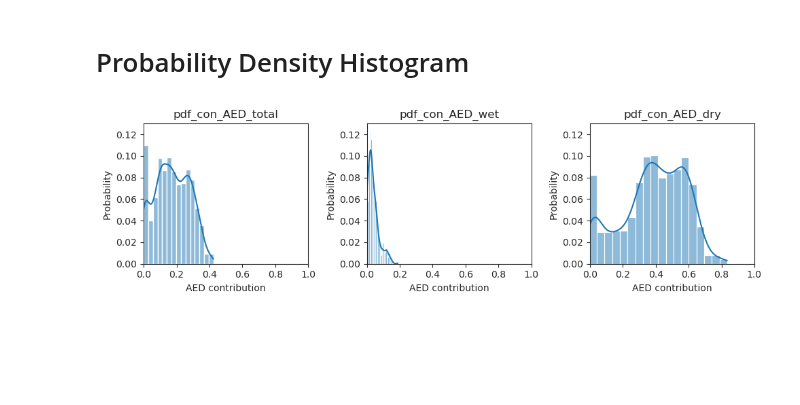
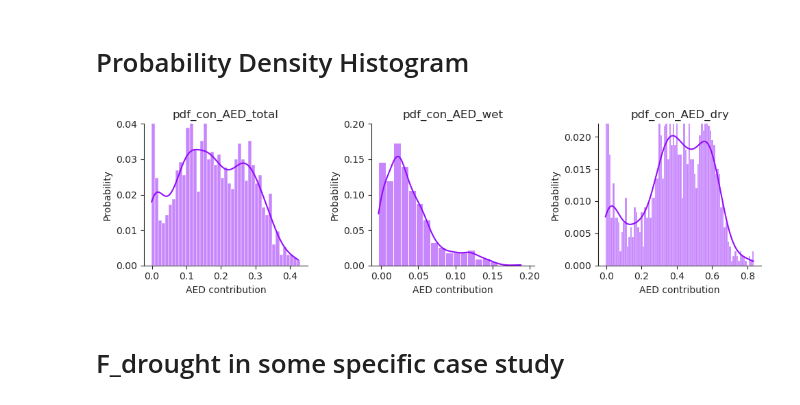
Before and after one commit to Gong001/flash_drought, a Jupyter notebook: SPEI_flash_drought_AED.ipynb, the cells around one changed output. Cells and saved outputs as stored; diff of their text form; code cells hidden in the pictures; blank space fills up the shorter version.

```diff
--- a/SPEI_flash_drought_AED.ipynb
+++ b/SPEI_flash_drought_AED.ipynb
@@ -363,7 +364,7 @@ for i, (qt, subplot, name) in enumerate(zip(varia1, ax.flat, namess)):
     subplot.set_title(name)
 
     cax = fig.add_axes([1., 0.25, 0.015, 0.5])
-    cbar = plt.colorbar(im, cax=cax)
+    cbar = plt.colorbar(im, cax=cax, extend='max')
     cbar.set_label('AED contribution')
     im.set_clim(vmin=0.0, vmax=0.8)
     cbar.set_ticks([0.0, 0.2, 0.4, 0.6, 0.8])
@@ -418,12 +419,17 @@ for i, ax in enumerate(axes.flat):
     ax.plot(x2, intercept2 + slope2 * x2, color='k', linestyle='--',lw= 1,alpha=0.8)
     ax.axvspan(21, 63, facecolor='lightgray', alpha=0.3)
     ax.yaxis.set_major_formatter(PercentFormatter(xmax=1,decimals=0))
+    ax.text(0.95, 0.1, f'{slope2*1000:.3f}%/10 y', ha='right', va='top', transform=ax.transAxes)
+    ax.xaxis.set_ticks_position('bottom')
+    ax.yaxis.set_ticks_position('left')
+    if p_value2 < 0.05:
+        ax.text(0.90, 0.95, f'p = {p_value2:.3f}', ha='right', va='top', transform=ax.transAxes)
     if i == 0:
-        ax.set_ylim(0, 0.5)
+        ax.set_ylim(0, 0.4)
 
 
     if i == 1:
-        ax.set_ylim(0, 0.15)
+        ax.set_ylim(0, 0.13)
 
 
     if i == 2:
@@ -444,6 +444,8 @@ np.nanmean(con_AED_total,axis=(1))
 # %%
-namess6 =['d_a','d_wet','d_dry'] # after 1980
+namess6 =['AEDc_annual','AEDc_wet','AEDc_dry'] # after 1980
 varia =[con_AED_total,con_AED_wet,con_AED_dry,]
 VVVV = [np.nanmean(con_AED_total,axis=(1)),
         np.nanmean(con_AED_wet,axis=(1)),
         np.nanmean(con_AED_dry,axis=(1))]
+clist5=['#035a96','#1079c3','#3d9fee','#ffffff','#ff6d6d','#f26ca7','#920efc']
+cmap5 = LinearSegmentedColormap.from_list('chaos',clist5)
@@ -523,29 +589,37 @@ varia2 = [pdf_con_AED_total,pdf_con_AED_wet,pdf_con_AED_dry]
 # %%
 import seaborn as sns
 import matplotlib.pyplot as plt
 
 varia2 = [pdf_con_AED_total, pdf_con_AED_wet, pdf_con_AED_dry]
 sns.set_style('white')
 
 fig, ax = plt.subplots(1, 3, figsize=(10, 3), dpi=100)
 
 for i in range(3):
     sns.histplot(varia2[i], kde=True,
                  stat='probability',
-                 ax=ax[i],)
+                 ax=ax[i],
+                 binwidth=0.01,
+                 color='#920efc')
     ax[i].set_xlabel('AED contribution')
-    ax[i].set_xlim(0, 1)
-    ax[i].set_ylim(0, 0.13)
+
     ax[i].set_ylabel('Probability')
     ax[i].xaxis.set_ticks_position('bottom')
     ax[i].yaxis.set_ticks_position('left')
     ax[i].tick_params(direction='out')
+    ax[i].spines['top'].set_visible(False)
+    ax[i].spines['right'].set_visible(False)
 
+ax[0].set_ylim(0, 0.04)
+ax[1].set_ylim(0, 0.20)
+ax[2].set_ylim(0, 0.022)
 ax[0].set_title('pdf_con_AED_total')
 ax[1].set_title('pdf_con_AED_wet')
 ax[2].set_title('pdf_con_AED_dry')
 
 plt.tight_layout()
 plt.show()
 # %% [output]
-[figure, old version]
+[figure, new version]
+# %% [markdown]
+# F_drought in some specific case study
```
Also changed, not shown: parts of 51 cells of this notebook.
